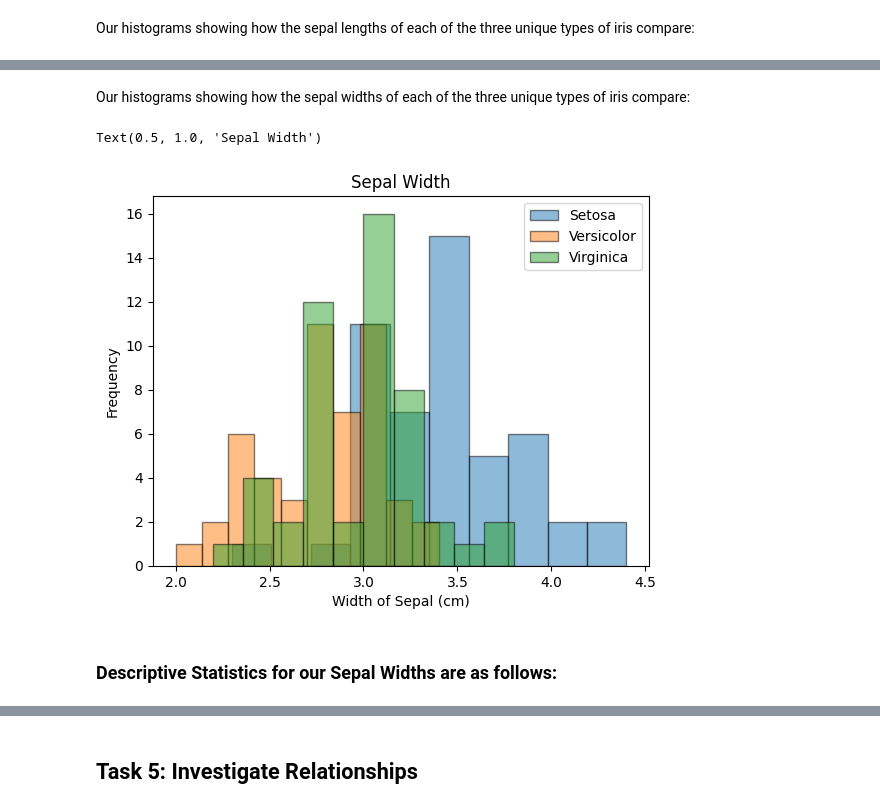
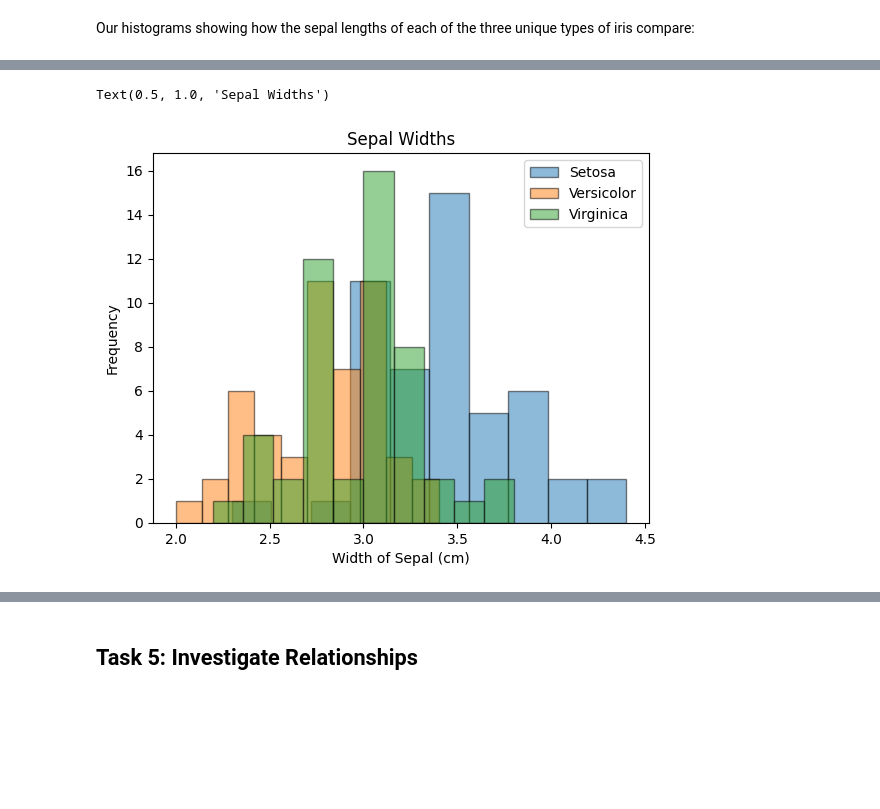
Before and after one commit to callagg2/principles_of_data_analytics, a Jupyter notebook: assessment/tasks.ipynb, the cells around one changed output, grey strips where cells are left out. Drawn from its saved outputs; the diff is of its cells as text; code cells hidden in the pictures; blank space fills up the shorter version.

```diff
--- a/assessment/tasks.ipynb
+++ b/assessment/tasks.ipynb
@@ -100,0 +233,25 @@ Here we can see the number of iris, the mean or average of each of the four vari
+# %%
+#*************************************************************************************************************************************
+# Sepal Widths
+#*************************************************************************************************************************************
+setosa_sepal_width=np.array([setosa[0][1],setosa[1][1],setosa[2][1],setosa[3][1],setosa[4][1],setosa[5][1],setosa[6][1],setosa[7][1],setosa[8][1],setosa[9][1],setosa[10][1],setosa[11][1],setosa[12][1],setosa[13][1],setosa[14][1],setosa[15][1],setosa[16][1],setosa[17][1],setosa[18][1],setosa[19][1],setosa[20][1],setosa[21][1],setosa[22][1],setosa[23][1],setosa[24][1],setosa[25][1],setosa[26][1],setosa[27][1],setosa[28][1],setosa[29][1],setosa[30][1],setosa[31][1],setosa[32][1],setosa[33][1],setosa[34][1],setosa[35][1],setosa[36][1],setosa[37][1],setosa[38][1],setosa[39][1],setosa[40][1],setosa[41][1],setosa[42][1],setosa[43][1],setosa[44][1],setosa[45][1],setosa[46][1],setosa[47][1],setosa[48][1],setosa[49][1]])
+#print(f"\nSetosa Sepal widths are:\n {setosa_sepal_width}\n")
+versicolor_sepal_width=np.array([versicolor[0][1],versicolor[1][1],versicolor[2][1],versicolor[3][1],versicolor[4][1],versicolor[5][1],versicolor[6][1],versicolor[7][1],versicolor[8][1],versicolor[9][1],versicolor[10][1],versicolor[11][1],versicolor[12][1],versicolor[13][1],versicolor[14][1],versicolor[15][1],versicolor[16][1],versicolor[17][1],versicolor[18][1],versicolor[19][1],versicolor[20][1],versicolor[21][1],versicolor[22][1],versicolor[23][1],versicolor[24][1],versicolor[25][1],versicolor[26][1],versicolor[27][1],versicolor[28][1],versicolor[29][1],versicolor[30][1],versicolor[31][1],versicolor[32][1],versicolor[33][1],versicolor[34][1],versicolor[35][1],versicolor[36][1],versicolor[37][1],versicolor[38][1],versicolor[39][1],versicolor[40][1],versicolor[41][1],versicolor[42][1],versicolor[43][1],versicolor[44][1],versicolor[45][1],versicolor[46][1],versicolor[47][1],versicolor[48][1],versicolor[49][1]])
+#print(f"Versicolor Sepal widths are:\n {versicolor_sepal_width}\n")
+virginica_sepal_width=np.array([virginica[0][1],virginica[1][1],virginica[2][1],virginica[3][1],virginica[4][1],virginica[5][1],virginica[6][1],virginica[7][1],virginica[8][1],virginica[9][1],virginica[10][1],virginica[11][1],virginica[12][1],virginica[13][1],virginica[14][1],virginica[15][1],virginica[16][1],virginica[17][1],virginica[18][1],virginica[19][1],virginica[20][1],virginica[21][1],virginica[22][1],virginica[23][1],virginica[24][1],virginica[25][1],virginica[26][1],virginica[27][1],virginica[28][1],virginica[29][1],virginica[30][1],virginica[31][1],virginica[32][1],virginica[33][1],virginica[34][1],virginica[35][1],virginica[36][1],virginica[37][1],virginica[38][1],virginica[39][1],virginica[40][1],virginica[41][1],virginica[42][1],virginica[43][1],virginica[44][1],virginica[45][1],virginica[46][1],virginica[47][1],virginica[48][1],virginica[49][1]])
+#print(f"Virginica Sepal widths are:\n {virginica_sepal_width}")
+overall_sepal_width= iris_df["sepal_width"]
+
+# Descriptive Statistics
+print(f"\nSepal Widths")
+print(f"\t\tSetosa\t\tVersicolor\tVirginica\tOverall")
+print(f"Count:\t\t{count_setosa}\t\t{count_versicolor}\t\t{count_virginica}\t\t{max_rows}")
+print(f"Mean:\t\t{round(np.mean(setosa_sepal_width),2)}\t\t{round(np.mean(versicolor_sepal_width),2)}\t\t{round(np.mean(virginica_sepal_width),2)}\t\t{round(np.mean(overall_sepal_width),2)}")
+print(f"St.Dev:\t\t{round(np.std(setosa_sepal_width),2)}\t\t{round(np.std(versicolor_sepal_width),2)}\t\t{round(np.std(virginica_sepal_width),2)}\t\t{round(np.std(overall_sepal_width),2)}")
+print(f"Median:\t\t{round(np.median(setosa_sepal_width),2)}\t\t{round(np.median(versicolor_sepal_width),2)}\t\t{round(np.median(virginica_sepal_width),2)}\t\t{round(np.median(overall_sepal_width),2)}")
+
+print(f"Minimum:\t{round(np.min(setosa_sepal_width),2)}\t\t{round(np.min(versicolor_sepal_width),2)}\t\t{round(np.min(virginica_sepal_width),2)}\t\t{round(np.min(overall_sepal_width),2)}")
+print(f"25%:\t\t{round(np.percentile(setosa_sepal_width,25),2)}\t\t{round(np.percentile(versicolor_sepal_width,25),2)}\t\t{round(np.percentile(virginica_sepal_width,25),2)}\t\t{round(np.percentile(overall_sepal_width,25),2)}")
+print(f"50%:\t\t{round(np.percentile(setosa_sepal_width,50),2)}\t\t{round(np.percentile(versicolor_sepal_width,50),2)}\t\t{round(np.percentile(virginica_sepal_width,50),2)}\t\t{round(np.percentile(overall_sepal_width,50),2)}")
+print(f"75%:\t\t{round(np.percentile(setosa_sepal_width,75),2)}\t\t{round(np.percentile(versicolor_sepal_width,75),2)}\t\t{round(np.percentile(virginica_sepal_width,75),2)}\t\t{round(np.percentile(overall_sepal_width,75),2)}")
+print(f"Maximum:\t{round(np.max(setosa_sepal_width),2)}\t\t{round(np.max(versicolor_sepal_width),2)}\t\t{round(np.max(virginica_sepal_width),2)}\t\t{round(np.max(overall_sepal_width),2)}")
@@ -174,7 +368,0 @@ Our data for the sepal widths of each of our three unique types of iris are as:
-# %%
-setosa_sepal_width=[iris[0][0][1],iris[0][1][1],iris[0][2][1],iris[0][3][1],iris[0][4][1],iris[0][5][1],iris[0][6][1],iris[0][7][1],iris[0][8][1],iris[0][9][1],iris[0][10][1],iris[0][11][1],iris[0][12][1],iris[0][13][1],iris[0][14][1],iris[0][15][1],iris[0][16][1],iris[0][17][1],iris[0][18][1],iris[0][19][1],iris[0][20][1],iris[0][21][1],iris[0][22][1],iris[0][23][1],iris[0][24][1],iris[0][25][1],iris[0][26][1],iris[0][27][1],iris[0][28][1],iris[0][29][1],iris[0][30][1],iris[0][31][1],iris[0][32][1],iris[0][33][1],iris[0][34][1],iris[0][35][1],iris[0][36][1],iris[0][37][1],iris[0][38][1],iris[0][39][1],iris[0][40][1],iris[0][41][1],iris[0][42][1],iris[0][43][1],iris[0][44][1],iris[0][45][1],iris[0][46][1],iris[0][47][1],iris[0][48][1],iris[0][49][1]]
-print(f"Setosa Sepal Widths are: {setosa_sepal_width}")
-versicolor_sepal_width=[iris[1][0][1],iris[1][1][1],iris[1][2][1],iris[1][3][1],iris[1][4][1],iris[1][5][1],iris[1][6][1],iris[1][7][1],iris[1][8][1],iris[1][9][1],iris[1][10][1],iris[1][11][1],iris[1][12][1],iris[1][13][1],iris[1][14][1],iris[1][15][1],iris[1][16][1],iris[1][17][1],iris[1][18][1],iris[1][19][1],iris[1][20][1],iris[1][21][1],iris[1][22][1],iris[1][23][1],iris[1][24][1],iris[1][25][1],iris[1][26][1],iris[1][27][1],iris[1][28][1],iris[1][29][1],iris[1][30][1],iris[1][31][1],iris[1][32][1],iris[1][33][1],iris[1][34][1],iris[1][35][1],iris[1][36][1],iris[1][37][1],iris[1][38][1],iris[1][39][1],iris[1][40][1],iris[1][41][1],iris[1][42][1],iris[1][43][1],iris[1][44][1],iris[1][45][1],iris[1][46][1],iris[1][47][1],iris[1][48][1],iris[1][49][1]]
-print(f"Versicolor Sepal Widths are: {versicolor_sepal_width}")
-virginica_sepal_width=[iris[2][0][1],iris[2][1][1],iris[2][2][1],iris[2][3][1],iris[2][4][1],iris[2][5][1],iris[2][6][1],iris[2][7][1],iris[2][8][1],iris[2][9][1],iris[2][10][1],iris[2][11][1],iris[2][12][1],iris[2][13][1],iris[2][14][1],iris[2][15][1],iris[2][16][1],iris[2][17][1],iris[2][18][1],iris[2][19][1],iris[2][20][1],iris[2][21][1],iris[2][22][1],iris[2][23][1],iris[2][24][1],iris[2][25][1],iris[2][26][1],iris[2][27][1],iris[2][28][1],iris[2][29][1],iris[2][30][1],iris[2][31][1],iris[2][32][1],iris[2][33][1],iris[2][34][1],iris[2][35][1],iris[2][36][1],iris[2][37][1],iris[2][38][1],iris[2][39][1],iris[2][40][1],iris[2][41][1],iris[2][42][1],iris[2][43][1],iris[2][44][1],iris[2][45][1],iris[2][46][1],iris[2][47][1],iris[2][48][1],iris[2][49][1]]
-print(f"Virginica Sepal Widths are: {virginica_sepal_width}")
@@ -185,16 +369,18 @@ Virginica Sepal Widths are: [3.3, 2.7, 3.0, 2.9, 3.0, 3.0, 2.5, 2.9, 2.5, 3.6, 3
-# %% [markdown]
-Our histograms showing how the sepal widths of each of the three unique types of iris compare:
 # %%
+#*************************************************************************************************************************************
+# Sepal Widths
+#*************************************************************************************************************************************
 fig, ax = plt.subplots()
+# I'm going to separate each class of iris on the historgram because it can help determine how they differ
 ax.hist(setosa_sepal_width, bins=10, edgecolor="black", label="Setosa", alpha=0.5)
 ax.hist(versicolor_sepal_width, bins=10, edgecolor="black", label="Versicolor", alpha=0.5)
 ax.hist(virginica_sepal_width, bins=10, edgecolor="black", label="Virginica", alpha=0.5)
 ax.legend()
 ax.set_xlabel("Width of Sepal (cm)")
 ax.set_ylabel("Frequency")
-plt.title("Sepal Width")
+plt.title("Sepal Widths")
+#plt.show()
+#plt.savefig("sepal_widths.png")
 # %% [output]
-Text(0.5, 1.0, 'Sepal Width')
+Text(0.5, 1.0, 'Sepal Widths')
-[figure, old version]
+[figure, new version]
-# %% [markdown]
-### Descriptive Statistics for our Sepal Widths are as follows:
```
Also changed, not shown: parts of 58 cells of this notebook, 6 other files.
